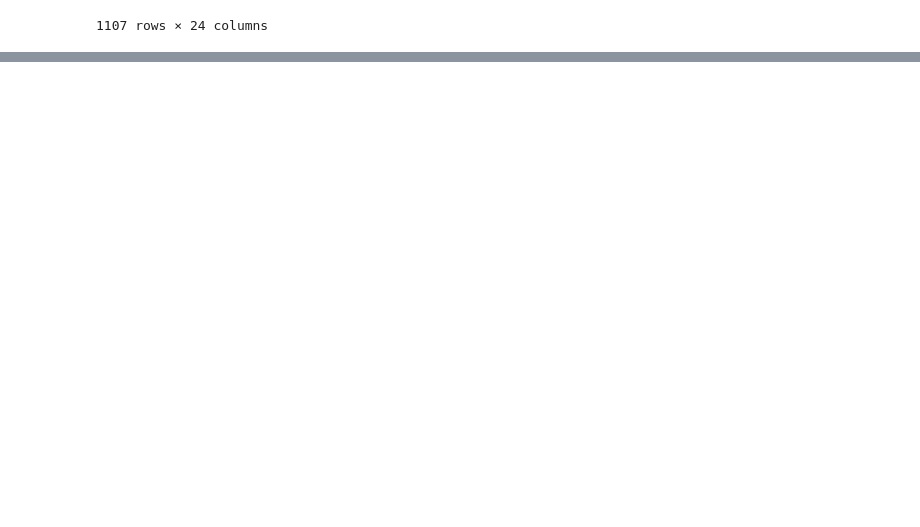
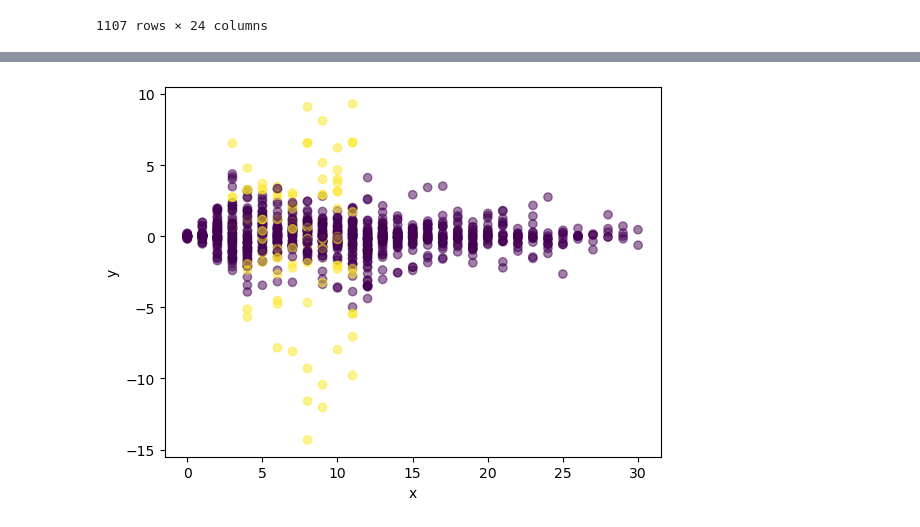
Before and after one commit to lrncjrssn/DS8_eindproject, a Jupyter notebook: Clustering.ipynb, the cells around one changed output, grey strips where cells are left out. Cells and saved outputs as stored; diff of their text form; code cells hidden in the pictures; blank space fills up the shorter version.

```diff
--- a/Clustering.ipynb
+++ b/Clustering.ipynb
@@ -184,0 +242,9 @@ df_all
+# %%
+import matplotlib.pyplot as plt
+
+plt.scatter(df_all["time"], df_all["y"], c=df_all["cluster"], alpha=0.5)
+plt.xlabel("x")
+plt.ylabel("y")
+plt.show()
+# %% [output]
+[figure, added]
```
Also changed, not shown: parts of 15 cells of this notebook.
